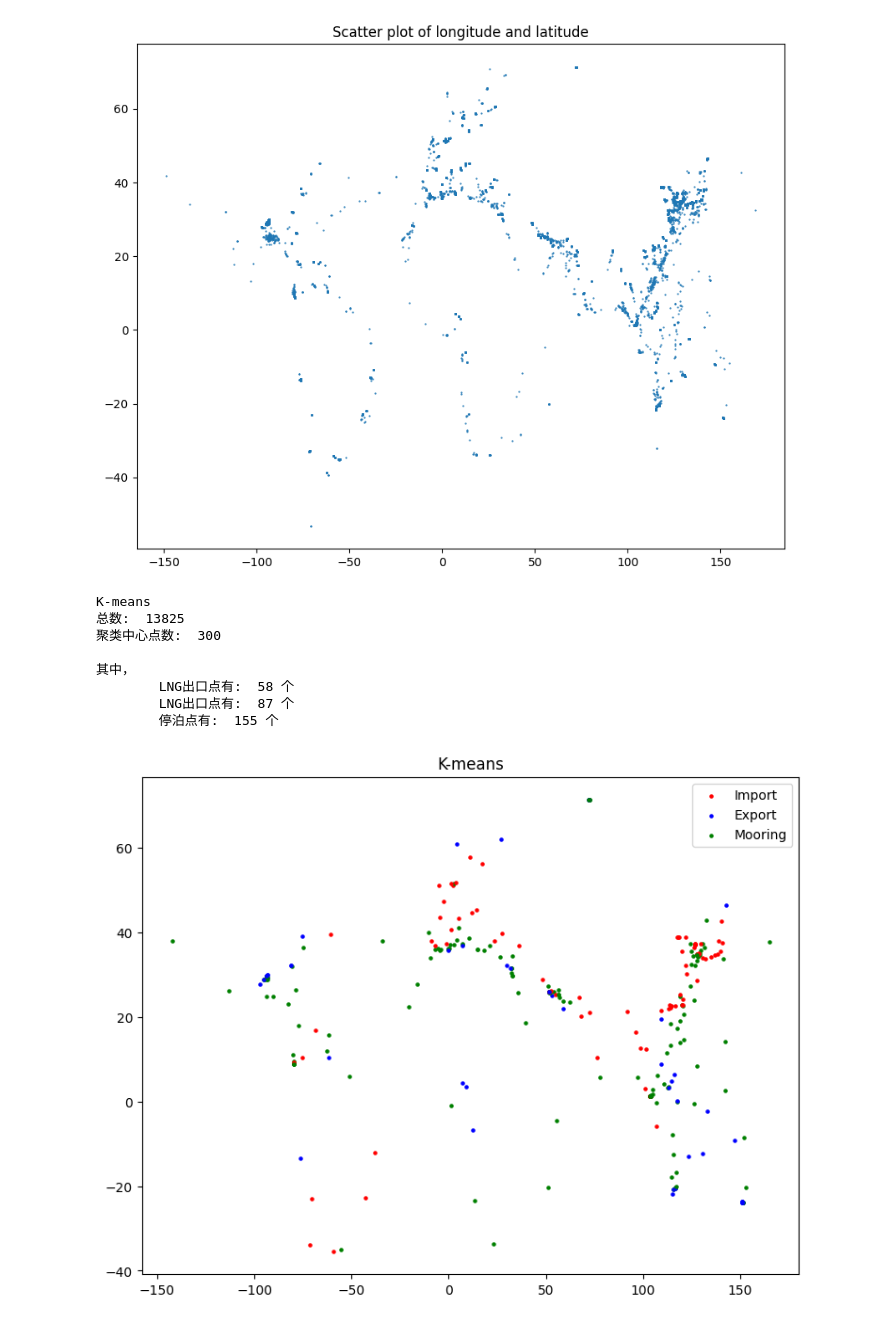
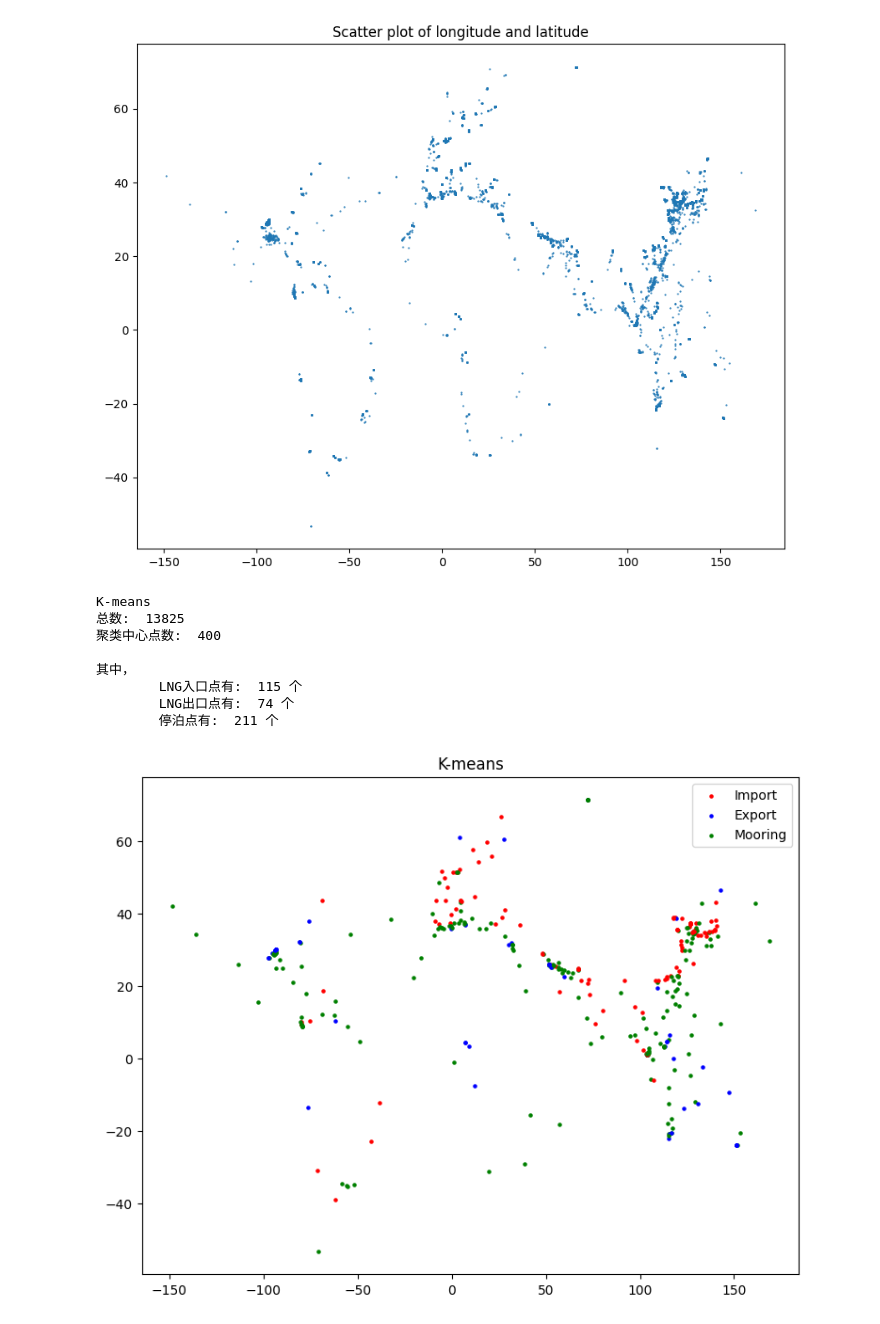
Before and after one commit to Looong01/LNG-Site-Clustering-Experiment, a Jupyter notebook: Run.ipynb, the cells around one changed output. Drawn from its saved outputs; the diff is of its cells as text; code cells hidden in the pictures.

```diff
--- a/Run.ipynb
+++ b/Run.ipynb
@@ -19,26 +34,26 @@ loader.show_scatter()
 [figure]
 # %%
 #使用K-means算法聚合数据
-clustering_kmeans = KMeans(n_clusters=300, init='random').fit(coord)
+clustering_kmeans = KMeans(n_clusters=400, init='random').fit(coord)
 dic = results_process(clustering_kmeans, data, "K-means", filename="lng_results_list(K-means).json")
 
 print("K-means")
 print("总数: ", len(clustering_kmeans.labels_))
 print("聚类中心点数: ", len(clustering_kmeans.cluster_centers_))
 print()
 print("其中，")
+print("\tLNG入口点有: ", len(dic["import"]), "个")
 print("\tLNG出口点有: ", len(dic["export"]), "个")
-print("\tLNG出口点有: ", len(dic["import"]), "个")
 print("\t停泊点有: ", len(dic["mooring"]), "个")
 # %% [output]
 K-means
 总数:  13825
-聚类中心点数:  300
+聚类中心点数:  400
 
 其中，
-        LNG出口点有:  58 个
-        LNG出口点有:  87 个
-        停泊点有:  155 个
+        LNG入口点有:  115 个
+        LNG出口点有:  74 个
+        停泊点有:  211 个
-[figure, old version]
+[figure, new version]
 # %%
 #使用K-means++算法聚合数据
```
Also changed, not shown: parts of 7 cells of this notebook, 4 other files.
